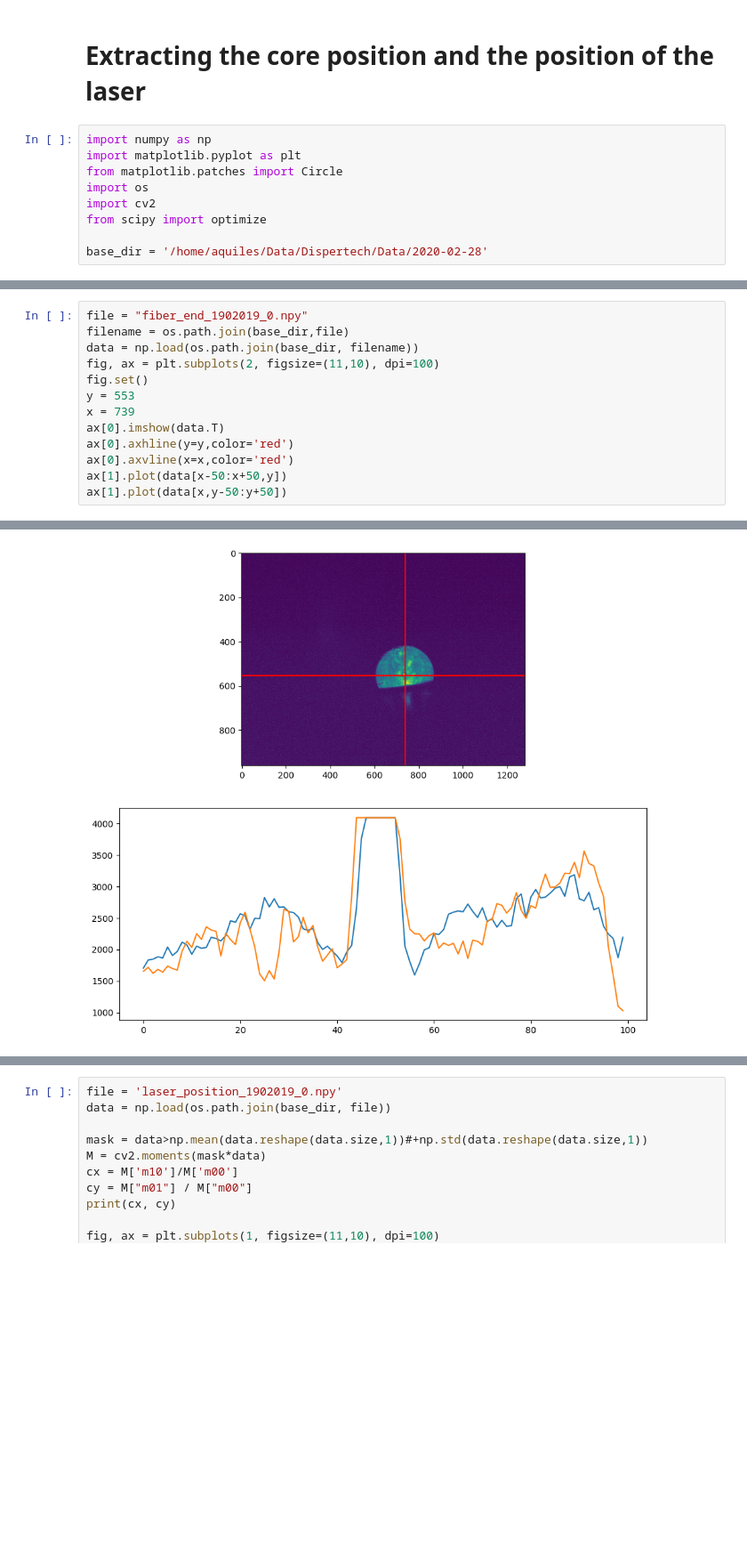
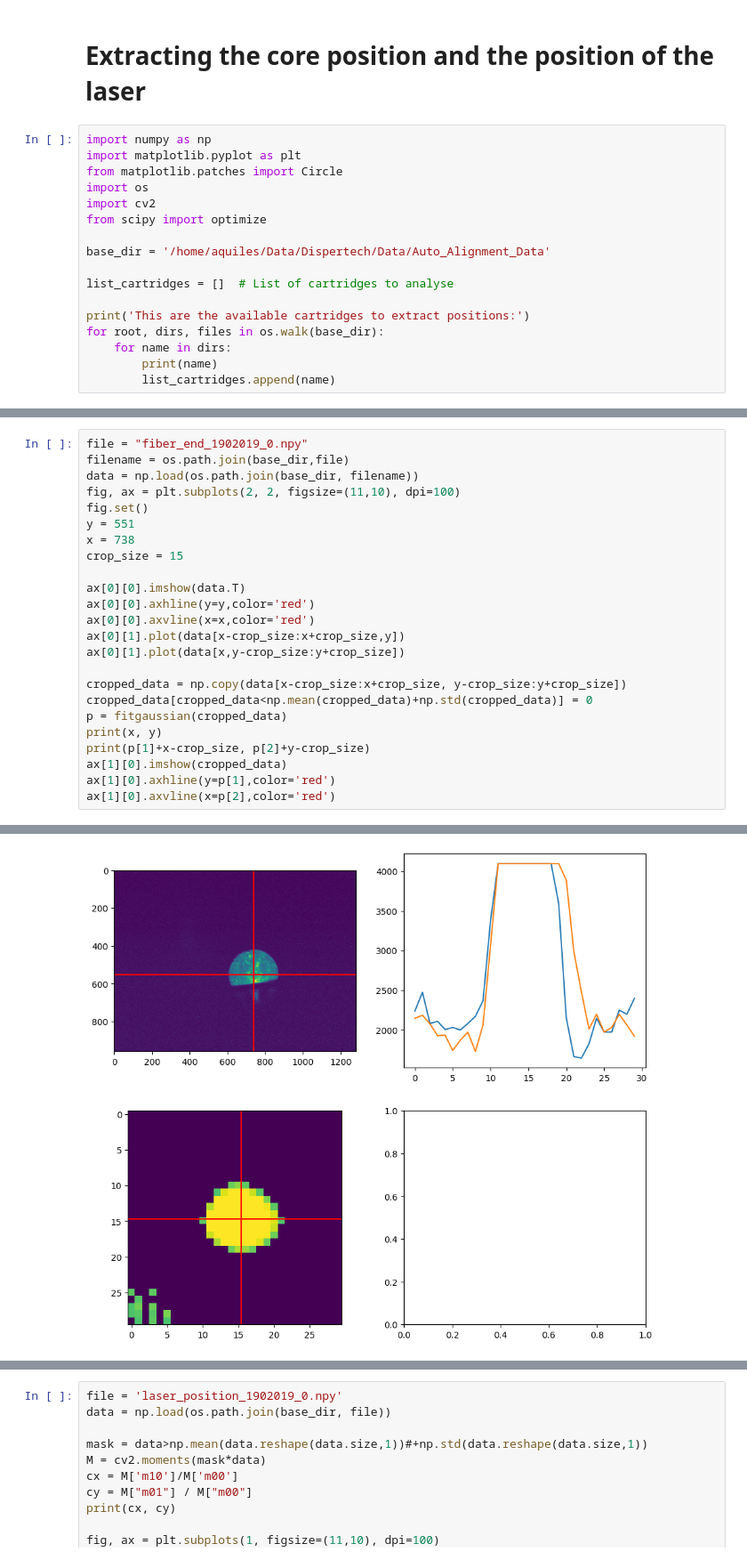
Before and after one commit to jmschr/DisperScripts, a Jupyter notebook: notebooks/Fitting coordinates.ipynb, the cells around one changed output, grey strips where cells are left out. Shown at 89% size. Saved outputs shown, nothing was run; the diff lists cells and outputs as text; blank space fills up the shorter version.

Commit message:
Analyzed data for calibration of the setup

```diff
--- a/notebooks/Fitting coordinates.ipynb
+++ b/notebooks/Fitting coordinates.ipynb
@@ -8,4 +8,12 @@ import os
 import cv2
 from scipy import optimize
 
-base_dir = '/home/aquiles/Data/Dispertech/Data/2020-02-28'
+base_dir = '/home/aquiles/Data/Dispertech/Data/Auto_Alignment_Data'
+
+list_cartridges = []  # List of cartridges to analyse
+
+print('This are the available cartridges to extract positions:')
+for root, dirs, files in os.walk(base_dir):
+    for name in dirs:
+        print(name)
+        list_cartridges.append(name)
@@ -44,13 +155,24 @@ def fitgaussian(data):
 file = "fiber_end_1902019_0.npy"
 filename = os.path.join(base_dir,file)
 data = np.load(os.path.join(base_dir, filename))
-fig, ax = plt.subplots(2, figsize=(11,10), dpi=100)
+fig, ax = plt.subplots(2, 2, figsize=(11,10), dpi=100)
 fig.set()
-y = 553
-x = 739
-ax[0].imshow(data.T)
-ax[0].axhline(y=y,color='red')
-ax[0].axvline(x=x,color='red')
-ax[1].plot(data[x-50:x+50,y])
-ax[1].plot(data[x,y-50:y+50])
+y = 551
+x = 738
+crop_size = 15
+
+ax[0][0].imshow(data.T)
+ax[0][0].axhline(y=y,color='red')
+ax[0][0].axvline(x=x,color='red')
+ax[0][1].plot(data[x-crop_size:x+crop_size,y])
+ax[0][1].plot(data[x,y-crop_size:y+crop_size])
+
+cropped_data = np.copy(data[x-crop_size:x+crop_size, y-crop_size:y+crop_size])
+cropped_data[cropped_data<np.mean(cropped_data)+np.std(cropped_data)] = 0
+p = fitgaussian(cropped_data)
+print(x, y)
+print(p[1]+x-crop_size, p[2]+y-crop_size)
+ax[1][0].imshow(cropped_data)
+ax[1][0].axhline(y=p[1],color='red')
+ax[1][0].axvline(x=p[2],color='red')
 # %% [output]
@@ -58 +182 @@ ax[1].plot(data[x,y-50:y+50])
-[figure, old version]
+[figure, new version]
```
Also changed, not shown: parts of 12 cells of this notebook.
